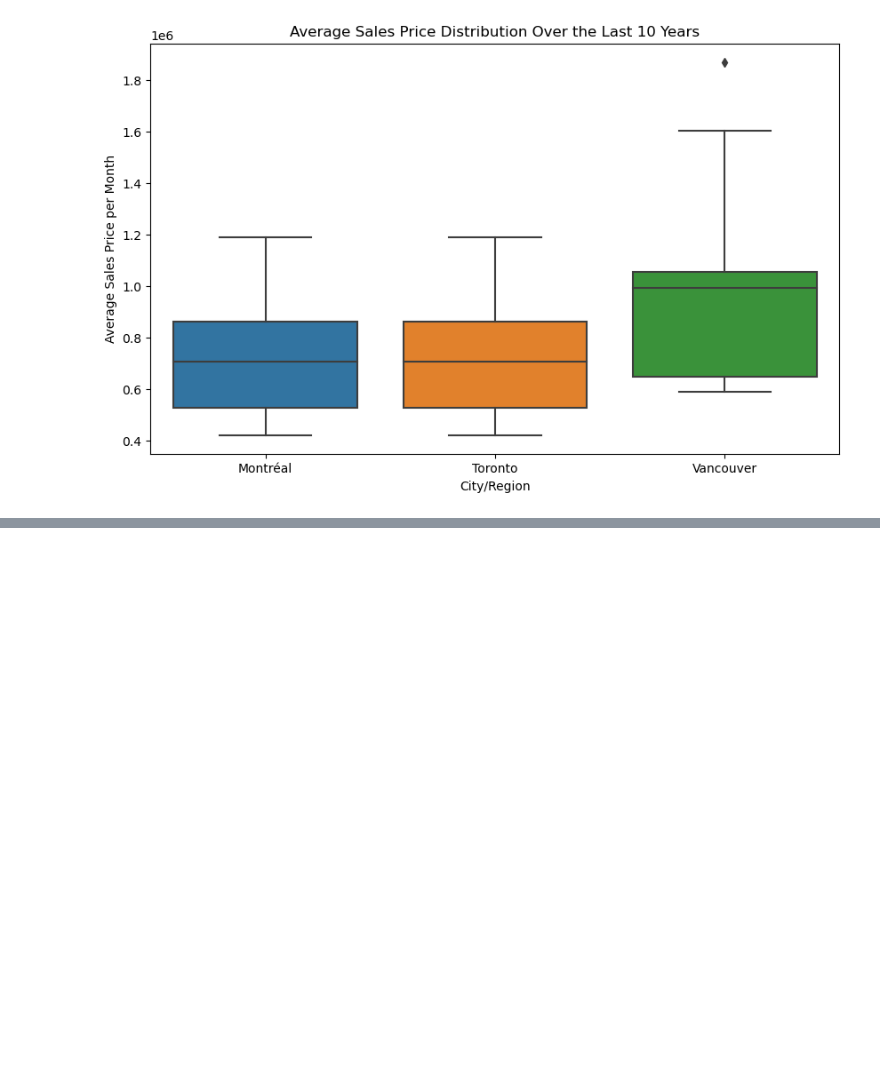
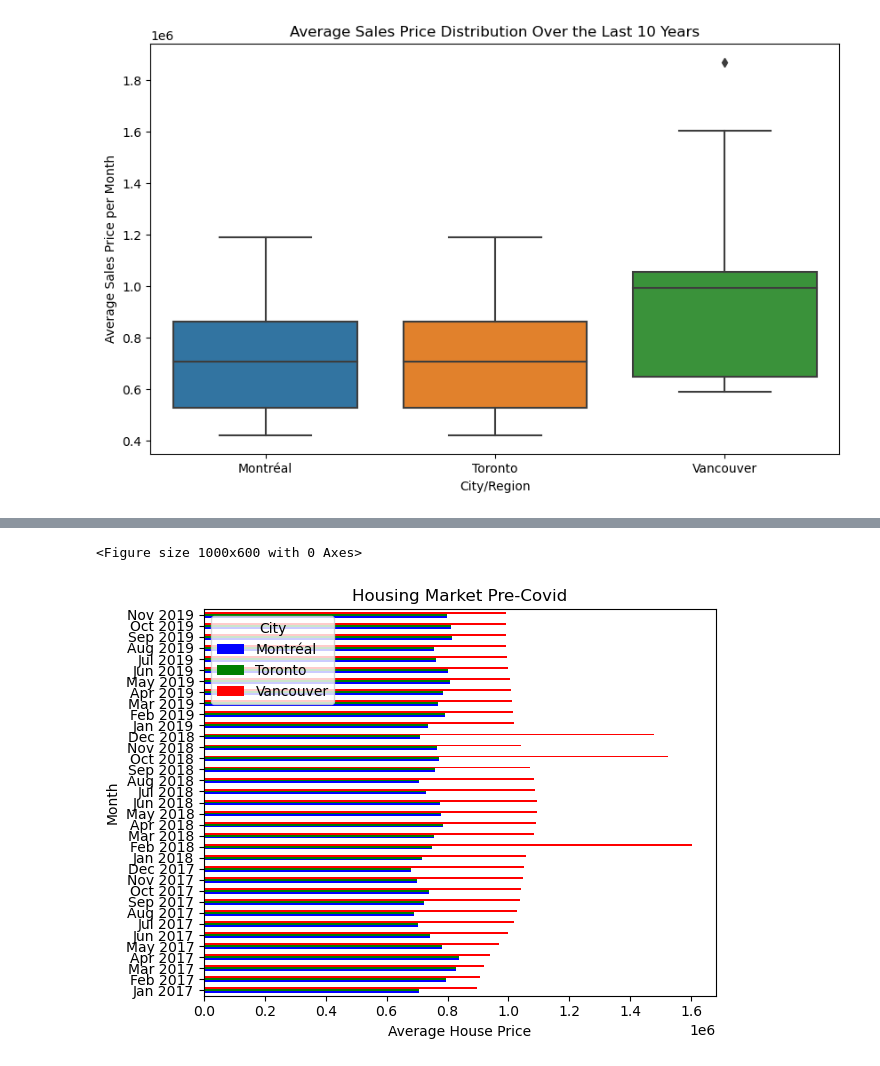
Before and after one commit to Ao-27/Project1_Group1_HousingMarket, a Jupyter notebook: group1_housing_solution.ipynb, the cells around one changed output, grey strips where cells are left out. Cells and saved outputs as stored; diff of their text form; code cells hidden in the pictures; blank space fills up the shorter version.

```diff
--- a/group1_housing_solution.ipynb
+++ b/group1_housing_solution.ipynb
@@ -1190,3 +1229,44 @@ plt.show()
+# %%
+# Convert "DATE" column to datetime type
+Inner_to_Final_City_Filtered_DF["DATE"] = pd.to_datetime(Inner_to_Final_City_Filtered_DF["DATE"])
+
+# Filter the data for the desired date range (January 2017 to November 2019)
+start_date = "2017-01-01"
+end_date = "2019-11-30"
+filtered_data = Inner_to_Final_City_Filtered_DF.loc[
+    (Inner_to_Final_City_Filtered_DF["DATE"] >= start_date) &
+    (Inner_to_Final_City_Filtered_DF["DATE"] <= end_date)
+]
+
+# Group the data by month and city, and calculate the average house price for each month
+average_house_prices = filtered_data.groupby([filtered_data["DATE"].dt.to_period("M"), "City_Region"])["Avg_HousePrice"].mean()
+
+# Convert the MultiIndex to a DataFrame and pivot it to have cities as columns
+average_house_prices_df = average_house_prices.unstack(level=1)
+average_house_prices_df.index = average_house_prices_df.index.to_timestamp().strftime("%b %Y")
+
+# Plot the data as a horizontal bar chart
+plt.figure(figsize=(10, 6))
+average_house_prices_df.plot(kind="barh", color=['blue', 'green', 'red'])
+
+# Add labels and title
+plt.xlabel("Average House Price")
+plt.ylabel("Month")
+plt.title("Housing Market Pre-Covid")
+plt.legend(title="City", loc="upper left")
+plt.tight_layout()  # Adjust layout to prevent overlapping labels
+
+# Save the plot to a file
+output_directory = "output/plots"  # Replace "output" with the actual directory path
+filename = "Housing Market Pre-Covid.png"
+plt.savefig(f"{output_directory}/{filename}")
+
+# Display the plot
+plt.savefig("output/plots/Housing market during Covid.png")
+plt.show()
+# %% [output]
+<Figure size 1000x600 with 0 Axes>
+[figure, added]
 # %%
 #Extract sample data to validate that the STATUS not in funciton above was successful.
 Output_Folder = 'Output/'
```
Also changed, not shown: parts of 1 cell of this notebook, 3 other files.
